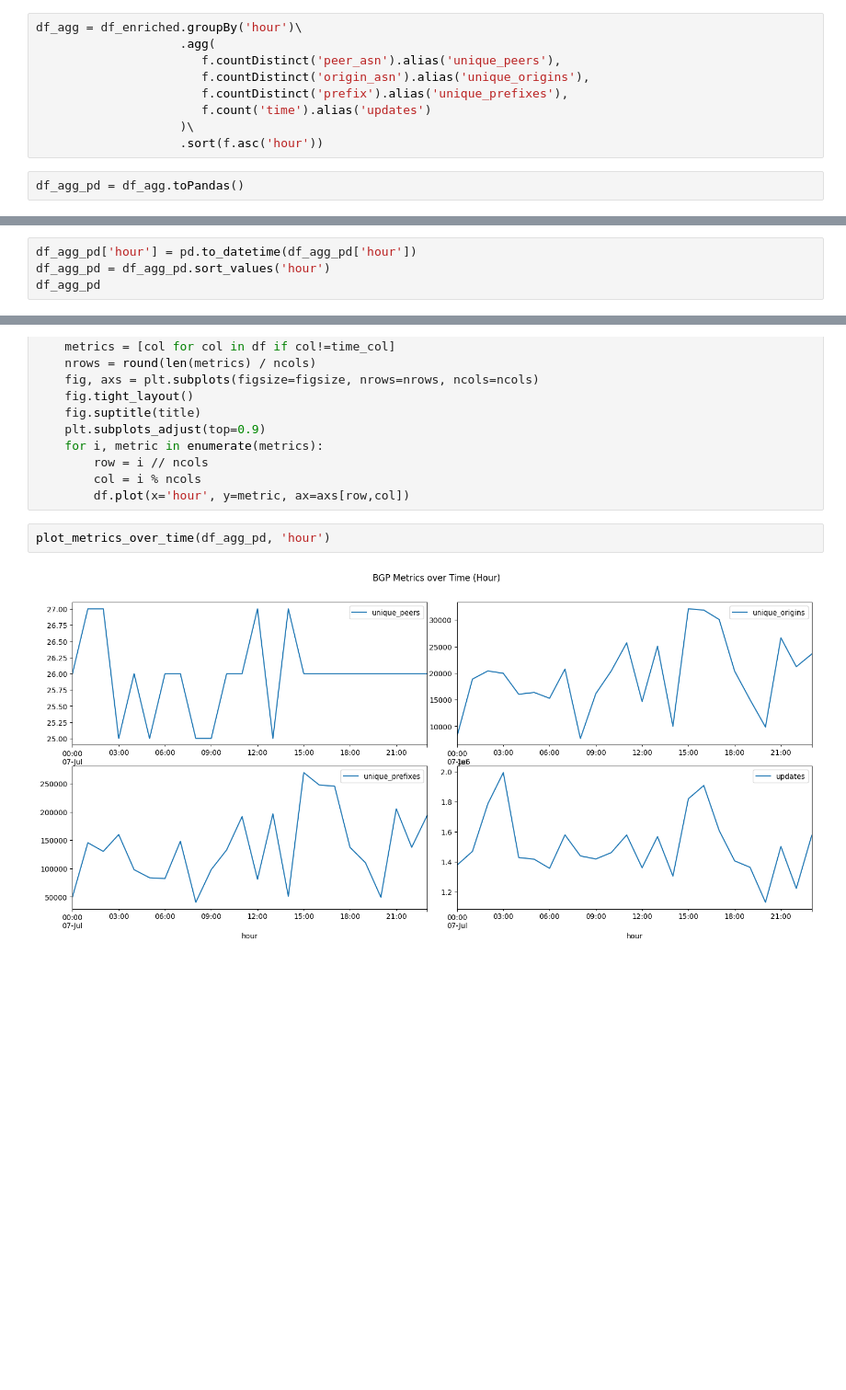
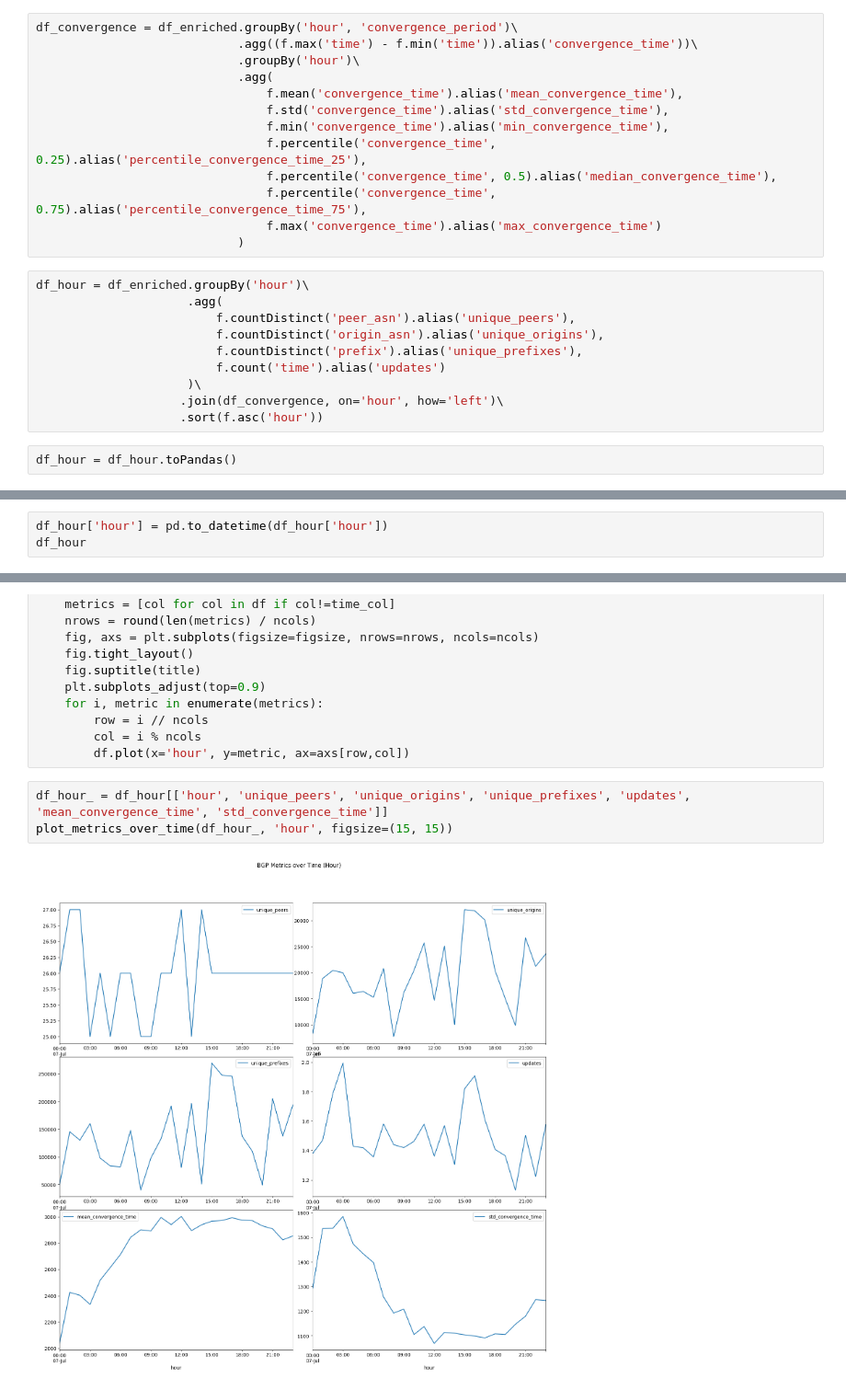
Before and after one commit to egeatmaca/bgp-analytics-engine, a Jupyter notebook: notebooks/pipelines.ipynb, the cells around one changed output, grey strips where cells are left out. Shown: that part at 92% size. Saved outputs shown, nothing was run; the diff lists cells and outputs as text; blank space fills up the shorter version.

Commit message:
initial metrics in notebook

```diff
--- a/notebooks/pipelines.ipynb
+++ b/notebooks/pipelines.ipynb
@@ -92,11 +96,25 @@ df_enriched = df_period.withColumn('datetime', f.from_unixtime('time'))\
+# %%
+df_convergence = df_enriched.groupBy('hour', 'convergence_period')\
+                            .agg((f.max('time') - f.min('time')).alias('convergence_time'))\
+                            .groupBy('hour')\
+                            .agg(
+                                f.mean('convergence_time').alias('mean_convergence_time'),
+                                f.std('convergence_time').alias('std_convergence_time'),
+                                f.min('convergence_time').alias('min_convergence_time'),
+                                f.percentile('convergence_time', 0.25).alias('percentile_convergence_time_25'),
+                                f.percentile('convergence_time', 0.5).alias('median_convergence_time'),
+                                f.percentile('convergence_time', 0.75).alias('percentile_convergence_time_75'),
+                                f.max('convergence_time').alias('max_convergence_time')
+                            )
 # %%
-df_agg = df_enriched.groupBy('hour')\
-                    .agg(
-                       f.countDistinct('peer_asn').alias('unique_peers'),
-                       f.countDistinct('origin_asn').alias('unique_origins'),
-                       f.countDistinct('prefix').alias('unique_prefixes'),
-                       f.count('time').alias('updates')
-                    )\
+df_hour = df_enriched.groupBy('hour')\
+                     .agg(
+                         f.countDistinct('peer_asn').alias('unique_peers'),
+                         f.countDistinct('origin_asn').alias('unique_origins'),
+                         f.countDistinct('prefix').alias('unique_prefixes'),
+                         f.count('time').alias('updates')
+                     )\
+                    .join(df_convergence, on='hour', how='left')\
                     .sort(f.asc('hour'))
 # %%
-df_agg_pd = df_agg.toPandas()
+df_hour = df_hour.toPandas()
@@ -103,5 +134,4 @@ df_agg_pd = df_agg.toPandas()
 # %%
-df_agg_pd['hour'] = pd.to_datetime(df_agg_pd['hour'])
-df_agg_pd = df_agg_pd.sort_values('hour')
-df_agg_pd
+df_hour['hour'] = pd.to_datetime(df_hour['hour'])
+df_hour
 # %% [output]
@@ -139,6 +169,7 @@ def plot_metrics_over_time(df: pd.DataFrame,
         col = i % ncols
         df.plot(x='hour', y=metric, ax=axs[row,col])
 # %%
-plot_metrics_over_time(df_agg_pd, 'hour')
+df_hour_ = df_hour[['hour', 'unique_peers', 'unique_origins', 'unique_prefixes', 'updates', 'mean_convergence_time', 'std_convergence_time']]
+plot_metrics_over_time(df_hour_, 'hour', figsize=(15, 15))
 # %% [output]
-[figure, old version]
+[figure, new version]
```
Also changed, not shown: parts of 8 cells of this notebook, 3 other files.
